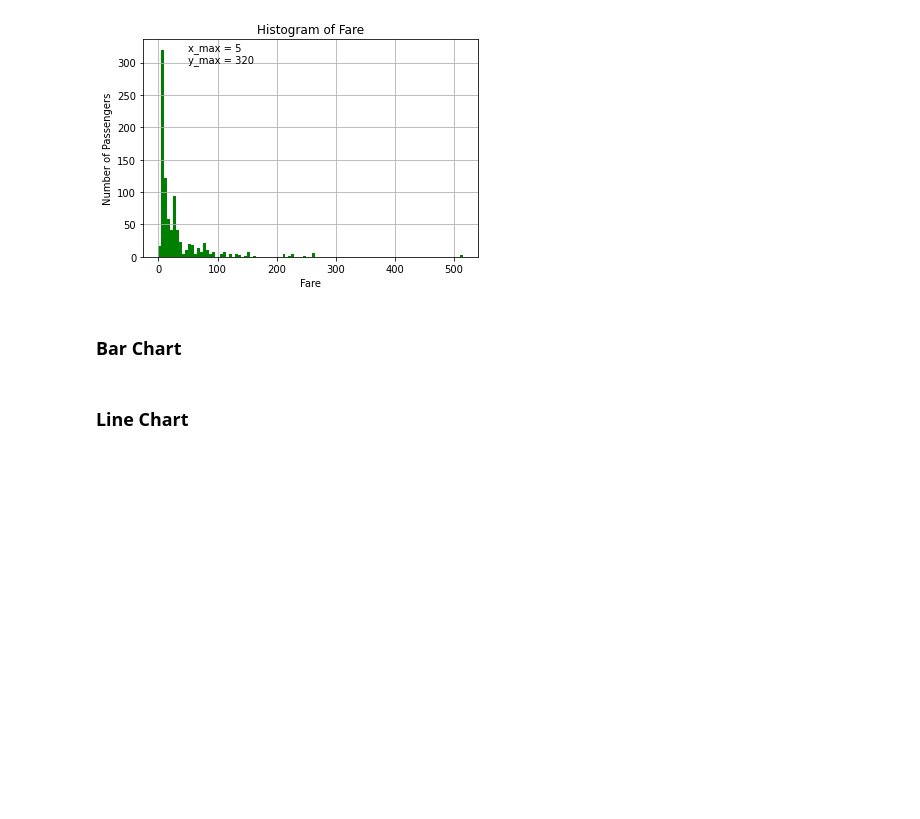
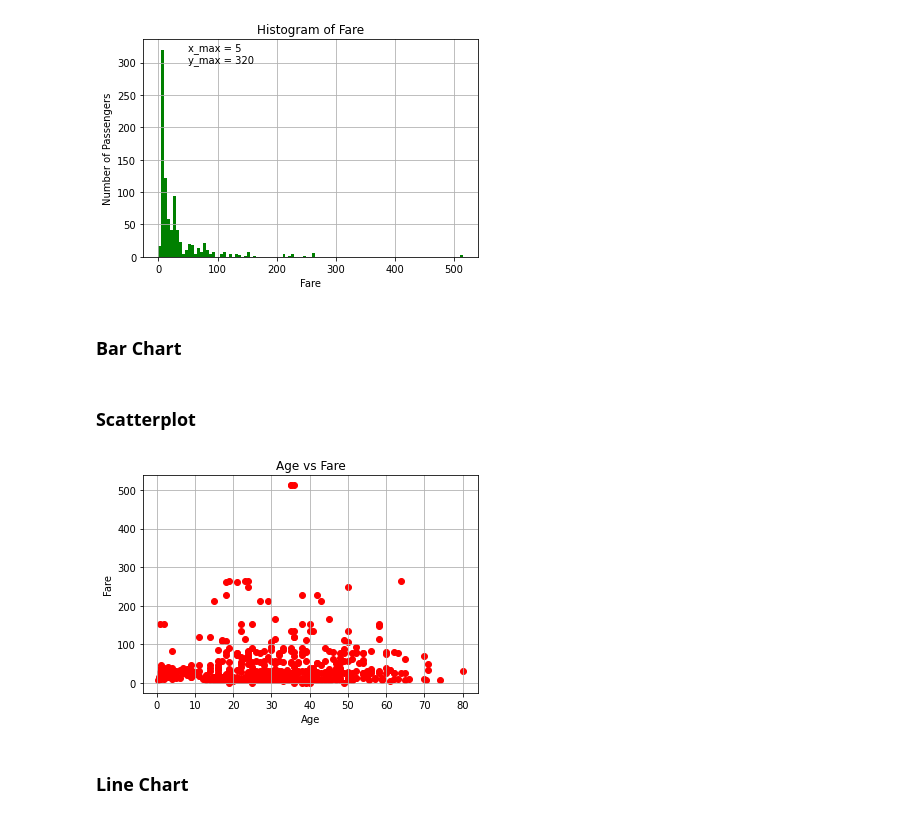
Before and after one commit to stanleysfang/code_reference, a Jupyter notebook: matplotlib/matplotlib_reference.ipynb, the cells around one changed output. Cells and saved outputs as stored; diff of their text form; code cells hidden in the pictures; blank space fills up the shorter version.

```diff
--- a/matplotlib/matplotlib_reference.ipynb
+++ b/matplotlib/matplotlib_reference.ipynb
@@ -27,6 +27,19 @@ plt.show()
 [figure]
 # %% [markdown]
 ### Bar Chart
+# %% [markdown]
+### Scatterplot
+# %%
+plt.scatter(train["Age"], train["Fare"], c='r')
+
+plt.xlabel("Age")
+plt.ylabel("Fare")
+plt.title("Age vs Fare")
+plt.grid(True)
+
+plt.show()
+# %% [output]
+[figure, added]
 # %% [markdown]
 ### Line Chart
 # %%
```
Also changed, not shown: parts of 2 cells of this notebook.
